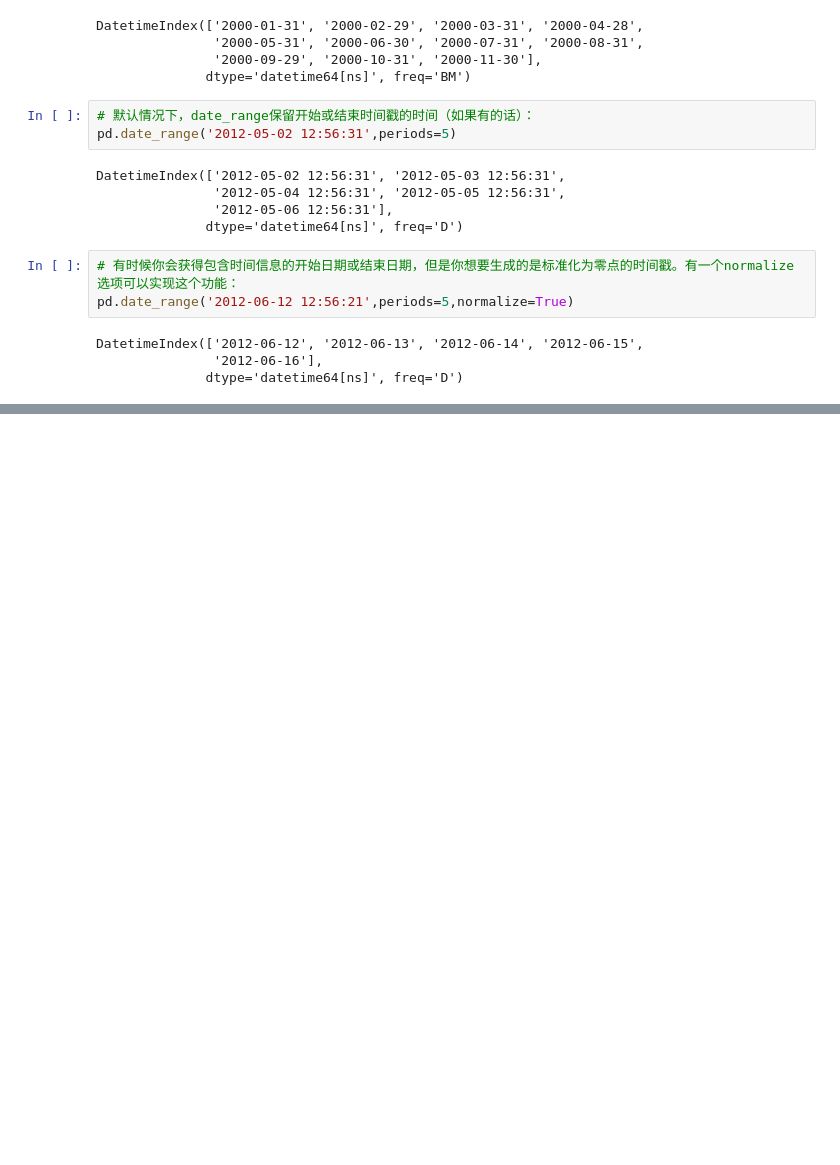
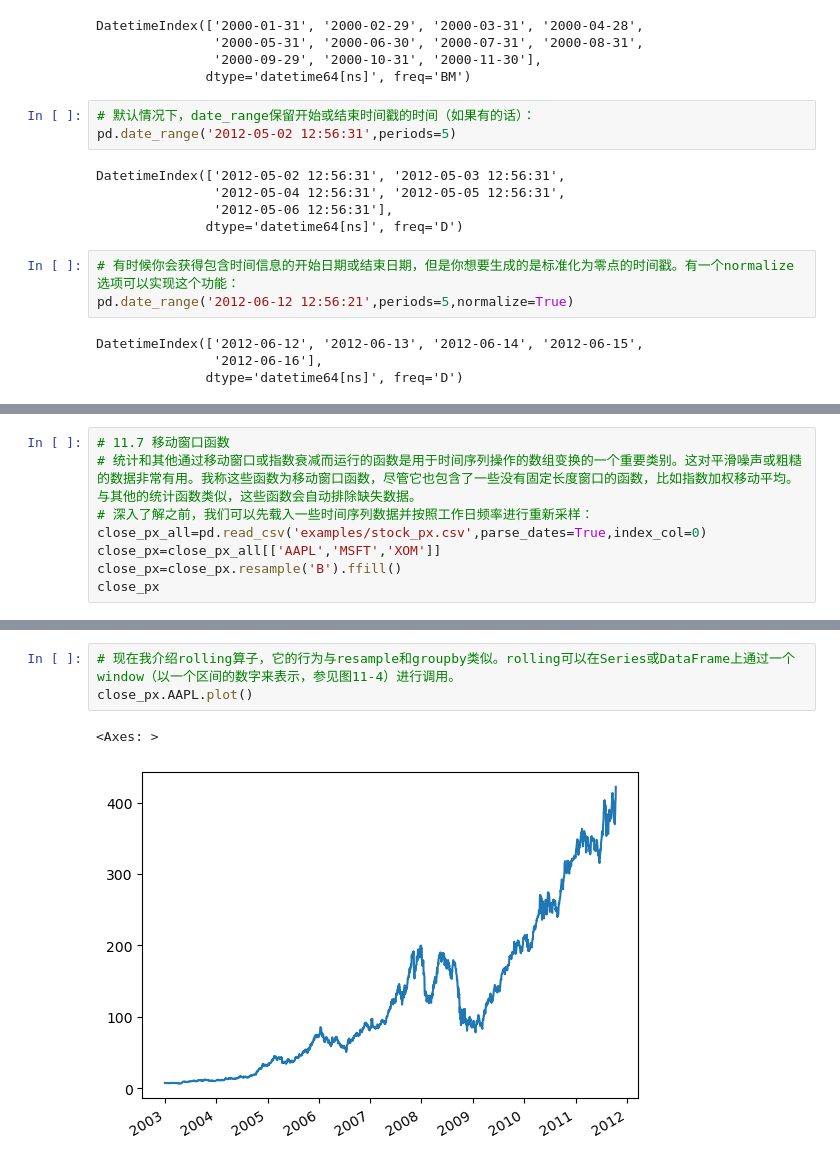
Before and after one commit to glig/python, a Jupyter notebook: 利用python进行数据分析/11时间序列.ipynb, the cells around one changed output, grey strips where cells are left out. Cells and saved outputs as stored; diff of their text form; blank space fills up the shorter version.

```diff
--- a/利用python进行数据分析/11时间序列.ipynb
+++ b/利用python进行数据分析/11时间序列.ipynb
@@ -395,0 +1270,8 @@ DatetimeIndex(['2012-06-12', '2012-06-13', '2012-06-14', '2012-06-15',
+# %%
+# 11.7 移动窗口函数
+# 统计和其他通过移动窗口或指数衰减而运行的函数是用于时间序列操作的数组变换的一个重要类别。这对平滑噪声或粗糙的数据非常有用。我称这些函数为移动窗口函数，尽管它也包含了一些没有固定长度窗口的函数，比如指数加权移动平均。与其他的统计函数类似，这些函数会自动排除缺失数据。
+# 深入了解之前，我们可以先载入一些时间序列数据并按照工作日频率进行重新采样：
+close_px_all=pd.read_csv('examples/stock_px.csv',parse_dates=True,index_col=0)
+close_px=close_px_all[['AAPL','MSFT','XOM']]
+close_px=close_px.resample('B').ffill()
+close_px
@@ -395,0 +1292,6 @@ DatetimeIndex(['2012-06-12', '2012-06-13', '2012-06-14', '2012-06-15',
+# %%
+# 现在我介绍rolling算子，它的行为与resample和groupby类似。rolling可以在Series或DataFrame上通过一个window（以一个区间的数字来表示，参见图11-4）进行调用。
+close_px.AAPL.plot()
+# %% [output]
+<Axes: >
+[figure, added]
```
Also changed, not shown: parts of 107 cells of this notebook, 6 other files.
